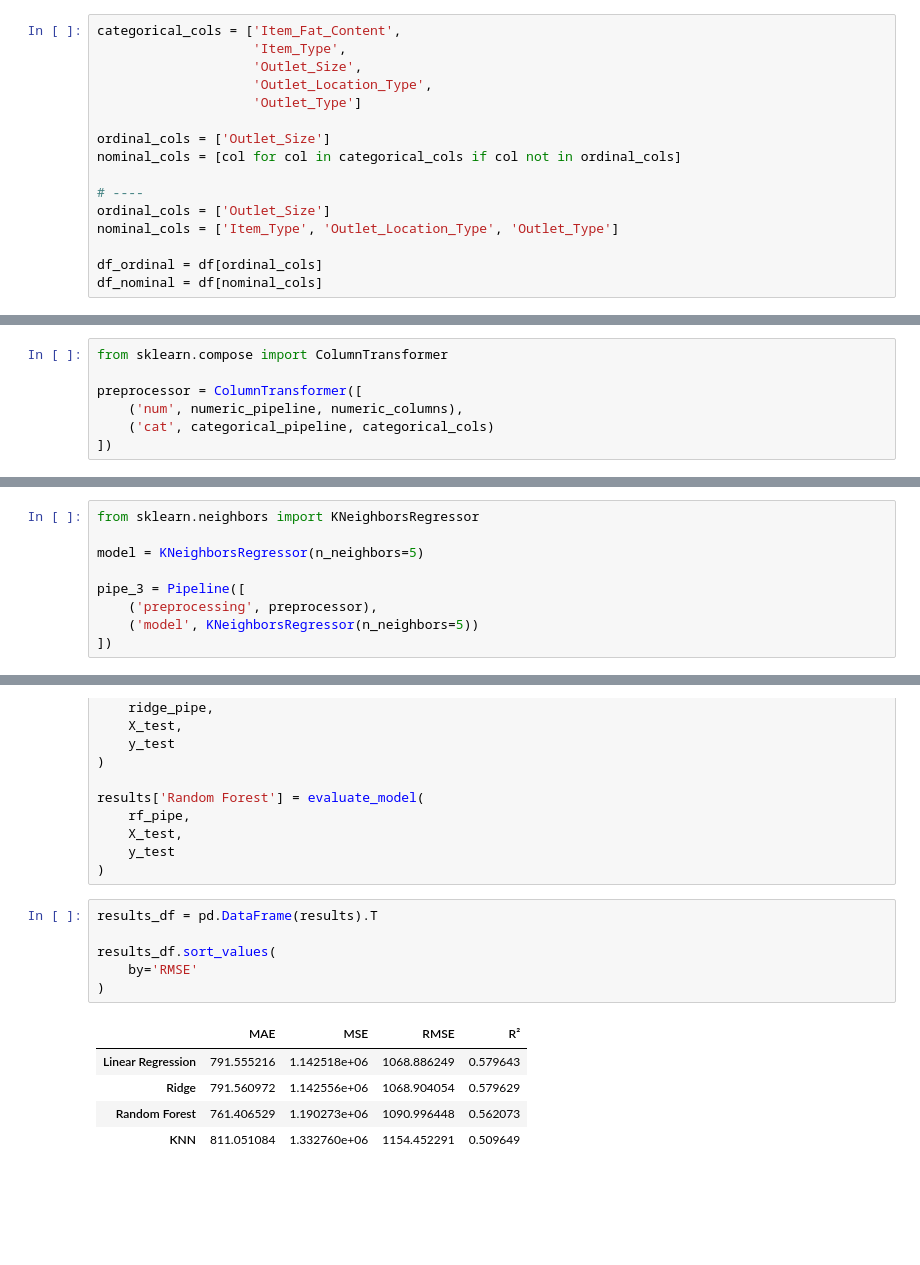
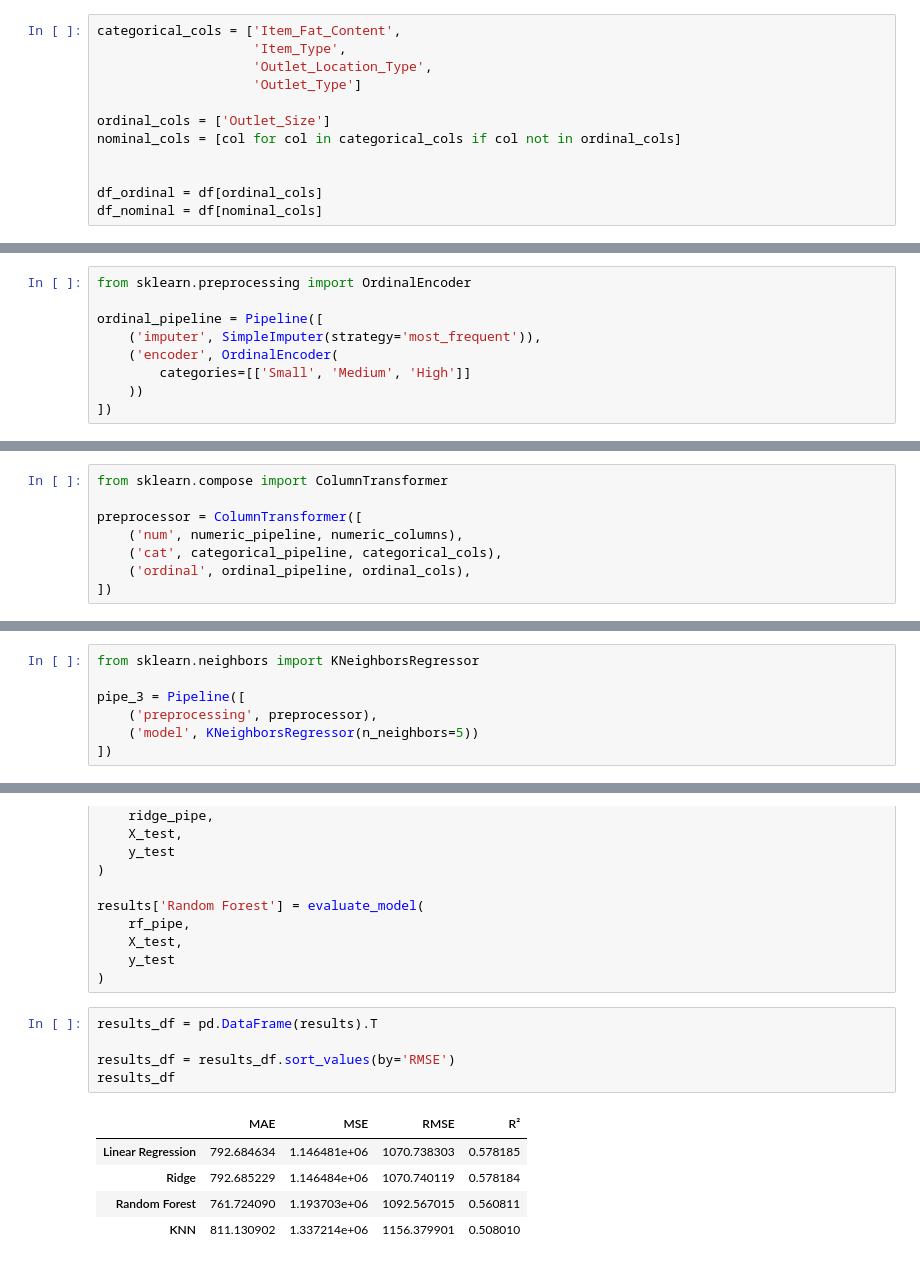
Before and after one commit to r-salimi/BigMarket-Sales, a Jupyter notebook: BigMart_Sales.ipynb, the cells around one changed output, grey strips where cells are left out. Saved outputs shown, nothing was run; the diff lists cells and outputs as text; blank space fills up the shorter version.

```diff
--- a/BigMart_Sales.ipynb
+++ b/BigMart_Sales.ipynb
@@ -333,16 +335,12 @@ X_train, X_test, y_train, y_test = train_test_split(
 # %%
 categorical_cols = ['Item_Fat_Content',
                     'Item_Type',
-                    'Outlet_Size',
                     'Outlet_Location_Type',
                     'Outlet_Type']
 
 ordinal_cols = ['Outlet_Size']
 nominal_cols = [col for col in categorical_cols if col not in ordinal_cols]
 
-# ----
-ordinal_cols = ['Outlet_Size']
-nominal_cols = ['Item_Type', 'Outlet_Location_Type', 'Outlet_Type']
 
 df_ordinal = df[ordinal_cols]
 df_nominal = df[nominal_cols]
@@ -367,3 +373,12 @@ categorical_pipeline = Pipeline([
     ('imputer', SimpleImputer(strategy='most_frequent')),
     ('encoder', OneHotEncoder(handle_unknown='ignore'))
 ])
+# %%
+from sklearn.preprocessing import OrdinalEncoder
+
+ordinal_pipeline = Pipeline([
+    ('imputer', SimpleImputer(strategy='most_frequent')),
+    ('encoder', OrdinalEncoder(
+        categories=[['Small', 'Medium', 'High']]
+    ))
+])
@@ -372,5 +391,6 @@ from sklearn.compose import ColumnTransformer
 
 preprocessor = ColumnTransformer([
     ('num', numeric_pipeline, numeric_columns),
-    ('cat', categorical_pipeline, categorical_cols)
+    ('cat', categorical_pipeline, categorical_cols),
+    ('ordinal', ordinal_pipeline, ordinal_cols),
 ])
@@ -377,7 +401,5 @@ preprocessor = ColumnTransformer([
 # %%
 from sklearn.neighbors import KNeighborsRegressor
-
-model = KNeighborsRegressor(n_neighbors=5)
 
 pipe_3 = Pipeline([
     ('preprocessing', preprocessor),
@@ -532,12 +543,11 @@ results['Random Forest'] = evaluate_model(
 # %%
 results_df = pd.DataFrame(results).T
 
-results_df.sort_values(
-    by='RMSE'
-)
+results_df = results_df.sort_values(by='RMSE')
+results_df
 # %% [output]
 |  | MAE | MSE | RMSE | R² |
-| Linear Regression | 791.555216 | 1.142518e+06 | 1068.886249 | 0.579643 |
-| Ridge | 791.560972 | 1.142556e+06 | 1068.904054 | 0.579629 |
-| Random Forest | 761.406529 | 1.190273e+06 | 1090.996448 | 0.562073 |
-| KNN | 811.051084 | 1.332760e+06 | 1154.452291 | 0.509649 |
+| Linear Regression | 792.684634 | 1.146481e+06 | 1070.738303 | 0.578185 |
+| Ridge | 792.685229 | 1.146484e+06 | 1070.740119 | 0.578184 |
+| Random Forest | 761.724090 | 1.193703e+06 | 1092.567015 | 0.560811 |
+| KNN | 811.130902 | 1.337214e+06 | 1156.379901 | 0.508010 |
```
Also changed, not shown: parts of 31 cells of this notebook.
